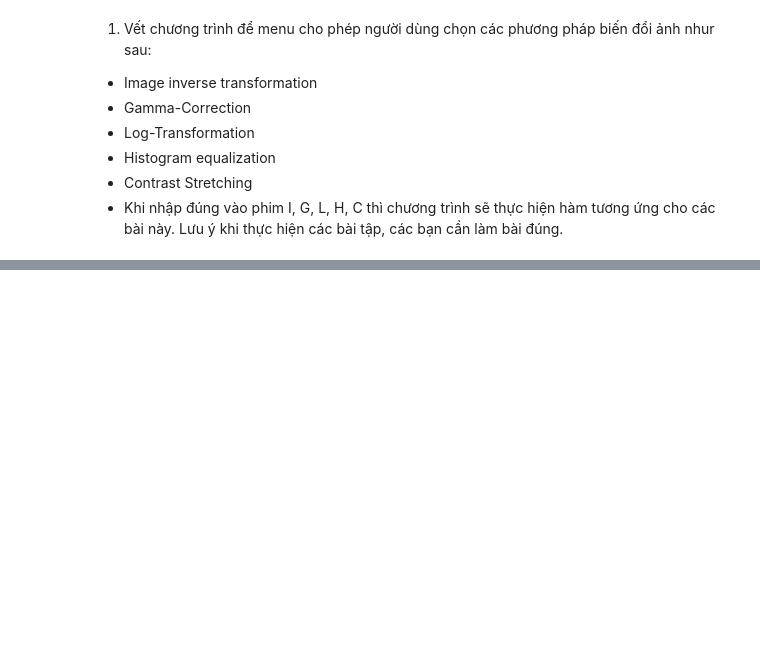
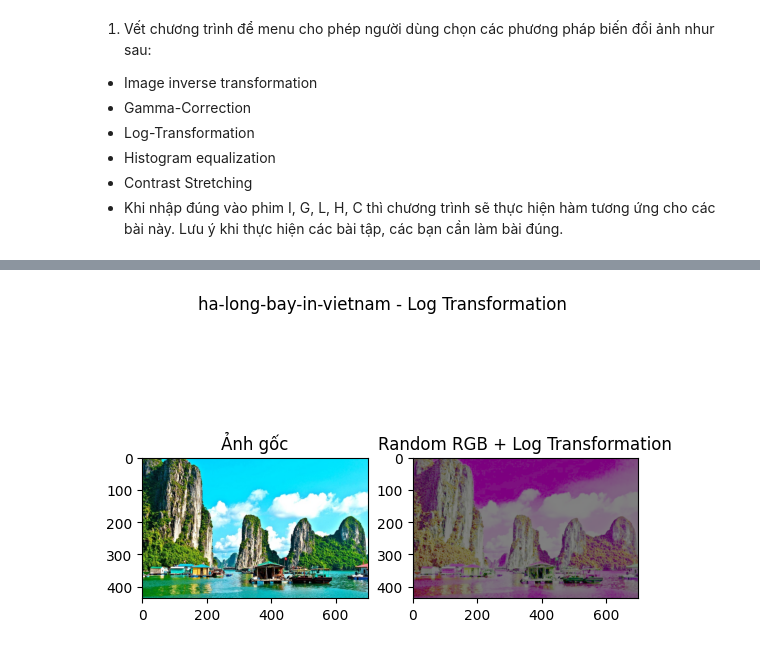
Before and after one commit to hung2725/NM-Xu-Ly-Anh-So, a Jupyter notebook: Lab2/Lab2_2374802010164_PhamTheHung.ipynb, the cells around one changed output, grey strips where cells are left out. Cells and saved outputs as stored; diff of their text form; code cells hidden in the pictures; blank space fills up the shorter version.

```diff
--- a/Lab2/Lab2_2374802010164_PhamTheHung.ipynb
+++ b/Lab2/Lab2_2374802010164_PhamTheHung.ipynb
@@ -403,0 +490,94 @@ C: Contrast Stretching
+# %%
+import numpy as np
+import imageio.v2 as iio
+import scipy.ndimage as sn
+import matplotlib.pyplot as plt
+import pathlib
+import random
+from PIL import Image
+
+def img_inv(img):
+    im1 = np.asarray(img)
+    im2 = 255 - im1
+    return Image.fromarray(im2.astype(np.uint8))
+
+def gamma_corr(img, gamma=0.5):
+    a = np.asarray(img).astype(float)
+    m = np.max(a)
+    a = (a + 1) / m
+    a = np.exp(np.log(a) * gamma) * 255
+    return Image.fromarray(a.astype(np.uint8))
+
+def log_transform(img):
+    a = np.asarray(img).astype(float)
+    m = np.max(a)
+    a = (128 * np.log(1 + a)) / np.log(1 + m)
+    return Image.fromarray(a.astype(np.uint8))
+
+def hist_equa(img):
+    a = np.asarray(img)
+    flat = a.flatten()
+    hist, _ = np.histogram(flat, 256, [0, 256])
+    cdf = hist.cumsum()
+    cdf_m = np.ma.masked_equal(cdf, 0)
+    cdf = (cdf_m - cdf_m.min()) * 255 / (cdf_m.max() - cdf_m.min())
+    cdf = np.ma.filled(cdf, 0).astype('uint8')
+    eq = cdf[flat].reshape(a.shape)
+    return Image.fromarray(eq)
+
+def contrast_stretch(img):
+    a = np.asarray(img).astype(float)
+    stretched = 255 * (a - a.min()) / (a.max() - a.min())
+    return Image.fromarray(stretched.astype(np.uint8))
+
+transformations = {
+    'I': ('Image Inverse', img_inv),
+    'G': ('Gamma Correction', gamma_corr),
+    'L': ('Log Transformation', log_transform),
+    'H': ('Histogram Equalization', hist_equa),
+    'C': ('Contrast Stretching', contrast_stretch)
+}
+
+def process_image(path):
+
+    original_img = Image.open(str(path)).convert('RGB')  # ảnh gốc để hiển thị
+    img = original_img.copy()
+
+
+    a = np.asarray(img)
+    r = sn.median_filter(a[:, :, 0], size=(3, 3))
+    g = sn.median_filter(a[:, :, 1], size=(3, 3))
+    b = sn.median_filter(a[:, :, 2], size=(3, 3))
+
+    channels = [r, g, b]
+    random.shuffle(channels)
+    rgb_random_img = np.stack(channels, axis=2).astype(np.uint8)
+    rgb_random_pil = Image.fromarray(rgb_random_img)
+
+    key = random.choice(list(transformations.keys()))
+    name, transform = transformations[key]
+    transformed_img = transform(rgb_random_pil)
+
+    base_name = path.stem
+    output_path = input_folder / f'{base_name}_rgb_random_{key}.jpg'
+    transformed_img.save(str(output_path))
+
+    # Hiển thị đúng: ảnh gốc bên trái, ảnh đã xử lý bên phải
+    plt.suptitle(f"{base_name} - {name}")
+    plt.subplot(1, 2, 1)
+    plt.imshow(original_img)
+    plt.title("Ảnh gốc")
+    plt.subplot(1, 2, 2)
+    plt.imshow(transformed_img)
+    plt.title(f'Random RGB + {name}')
+
+    plt.show()
+
+
+input_folder = pathlib.Path('exercise')
+files = [f for f in input_folder.iterdir() if f.suffix.lower() in ['.png', '.jpg', '.jpeg', '.bmp', '.tif']]
+
+for path in files:
+    process_image(path)
+# %% [output]
+[figure, added]
```
Also changed, not shown: parts of 7 cells of this notebook, 16 other files.
